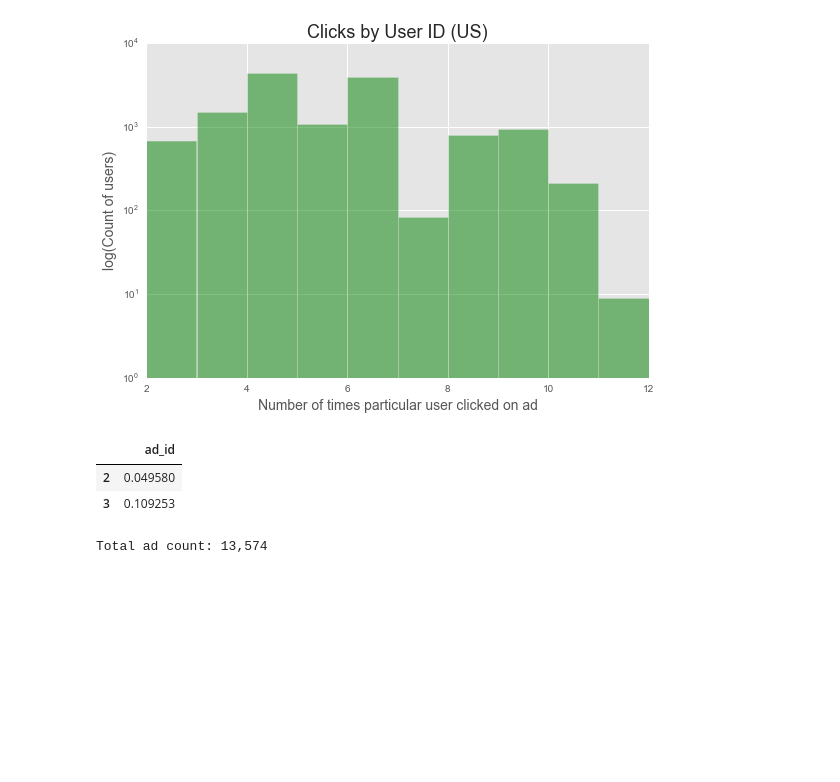
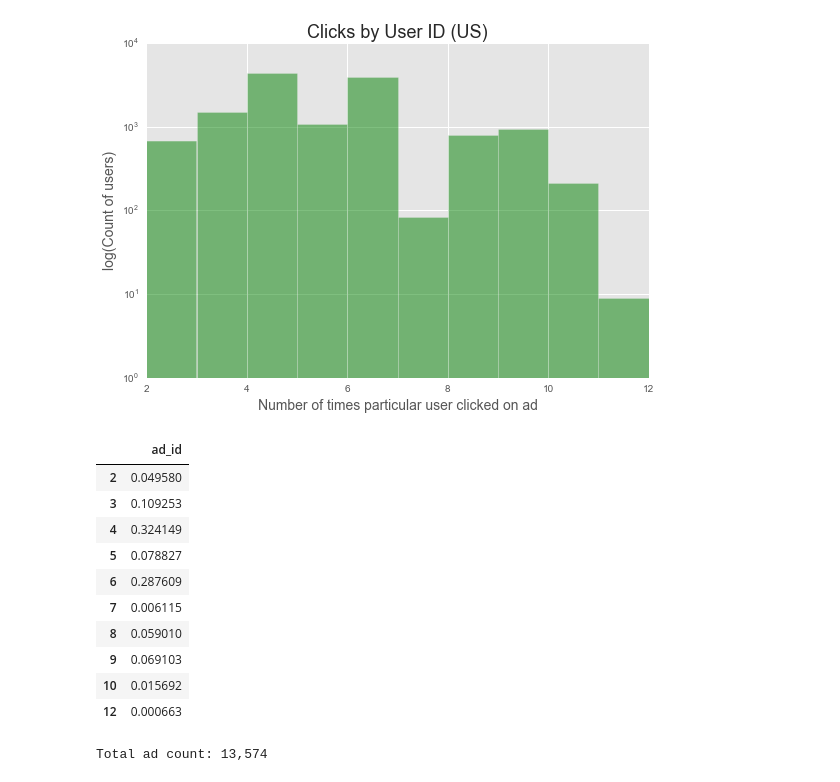
Before and after one commit to avmotamed/GA-Projects, a Jupyter notebook: Predicting_Click_Through/Book 2 - EDA.ipynb, the cells around one changed output. Cells and saved outputs as stored; diff of their text form; code cells hidden in the pictures; blank space fills up the shorter version.

```diff
--- a/Predicting_Click_Through/Book 2 - EDA.ipynb
+++ b/Predicting_Click_Through/Book 2 - EDA.ipynb
@@ -177,11 +177,19 @@ ad_count = [(sample.groupby('display_id')['ad_id'].count().value_counts())]
 ad_count = pd.DataFrame(ad_count).T.fillna(1)
 # %%
 ad_count = ad_count.sort_index()
-ad_count.head(2)
+ad_count
 # %% [output]
 |  | ad_id |
 | 2 | 0.049580 |
 | 3 | 0.109253 |
+| 4 | 0.324149 |
+| 5 | 0.078827 |
+| 6 | 0.287609 |
+| 7 | 0.006115 |
+| 8 | 0.059010 |
+| 9 | 0.069103 |
+| 10 | 0.015692 |
+| 12 | 0.000663 |
 # %%
 total = ad_count['ad_id'].sum()
 print('Total ad count: {0:,}'.format(total))
```
Also changed, not shown: 3 other files.
